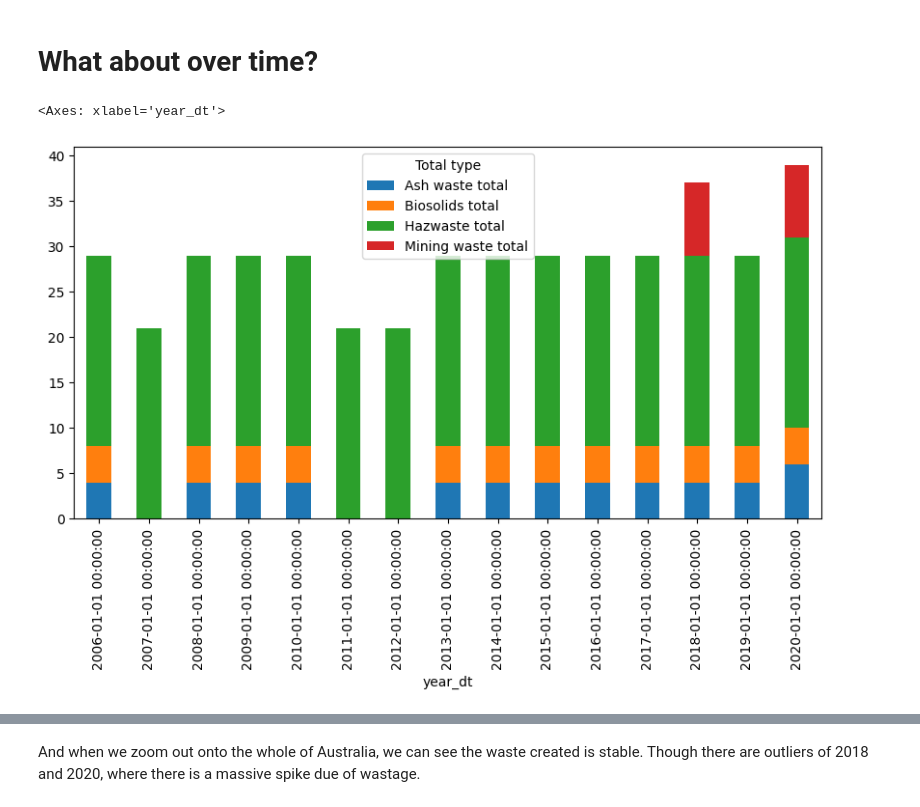
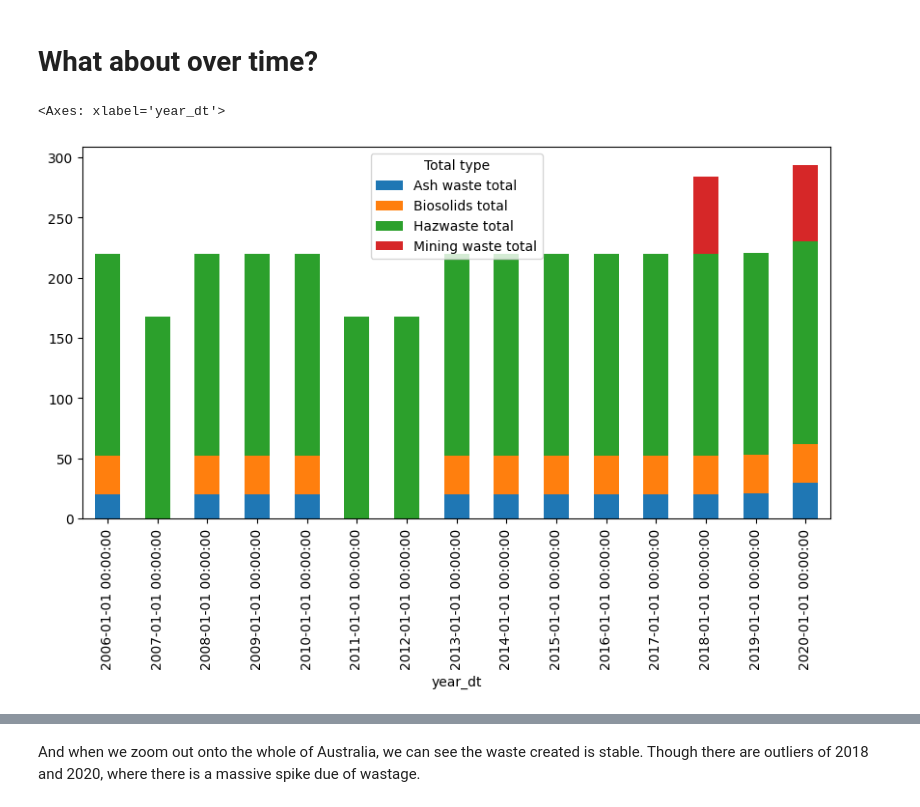
Before and after one commit to ItsGraceChen/waste_dataproject, a Jupyter notebook: data_introduction/Round 3 done.ipynb, the cells around one changed output, grey strips where cells are left out. Drawn from its saved outputs; the diff is of its cells as text; code cells hidden in the pictures.

```diff
--- a/data_introduction/Round 3.ipynb
+++ b/data_introduction/Round 3 done.ipynb
@@ -355,7 +351,7 @@ filtered_waste_df.groupby(['Jurisdiction', 'Category']).size().unstack().plot(ki
 # %% [markdown]
 # What about over time?
 # %%
-wa_data.groupby(['year_dt', 'Total type']).size().unstack().plot(kind='bar', stacked=True)
+filtered_waste_df.groupby(['year_dt', 'Total type']).size().unstack().plot(kind='bar', stacked=True)
 # %% [output]
 <Axes: xlabel='year_dt'>
-[figure, old version]
+[figure, new version]
```
Also changed, not shown: parts of 32 cells of this notebook.
